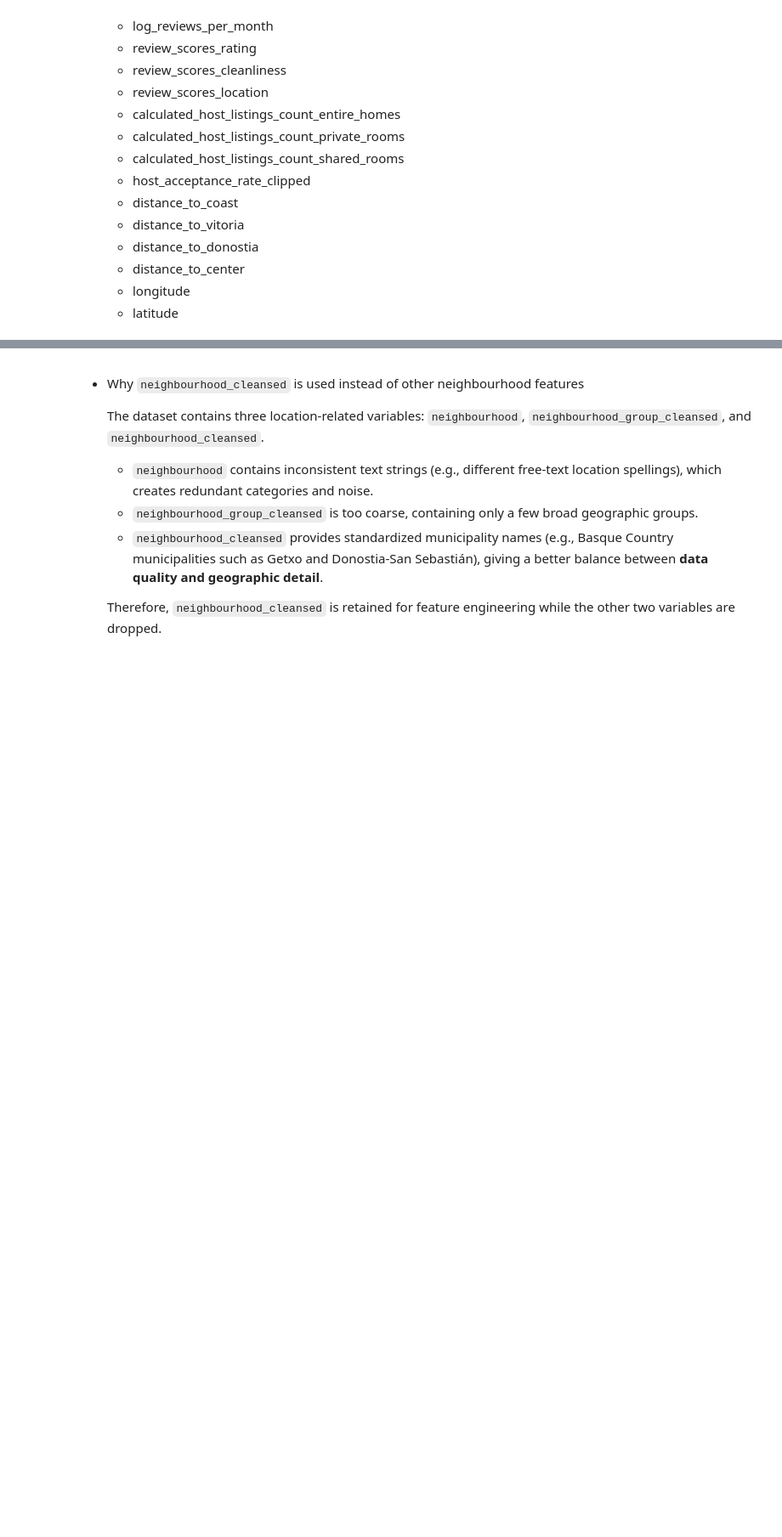
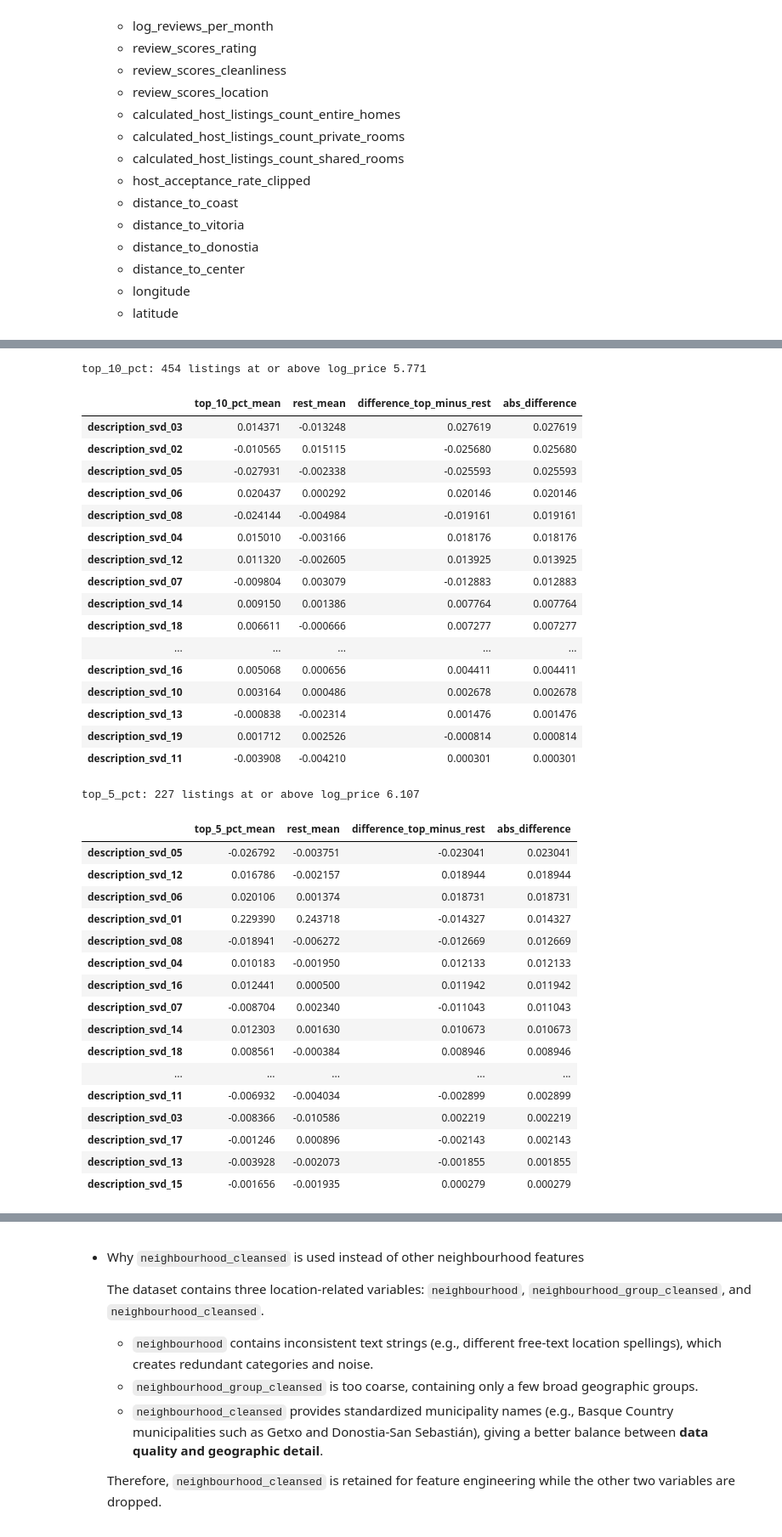
Before and after one commit to Batujan/Airbnb_Basque_Country_Price_Prediction, a Jupyter notebook: notebooks/01_data_exploration.ipynb, the cells around one changed output, grey strips where cells are left out. Shown at 85% size. Cells and saved outputs as stored; diff of their text form; code cells hidden in the pictures; blank space fills up the shorter version.

Commit message:
TF IDF + SVD for text data

```diff
--- a/notebooks/01_data_exploration.ipynb
+++ b/notebooks/01_data_exploration.ipynb
@@ -405,0 +701,73 @@ df_eda[["distance_to_coast", "longitude", "latitude"]].corrwith(df_eda["log_pric
+# %%
+def compare_expensive_text_components(data, svd_cols, quantile, label):
+    threshold = data["log_price"].quantile(quantile)
+    is_expensive = data["log_price"] >= threshold
+
+    comparison = pd.DataFrame({
+        f"{label}_mean": data.loc[is_expensive, svd_cols].mean(),
+        "rest_mean": data.loc[~is_expensive, svd_cols].mean(),
+    })
+
+    comparison["difference_top_minus_rest"] = (
+        comparison[f"{label}_mean"] - comparison["rest_mean"]
+    )
+    comparison["abs_difference"] = comparison["difference_top_minus_rest"].abs()
+
+    print(f"{label}: {is_expensive.sum()} listings at or above log_price {threshold:.3f}")
+
+    return comparison.sort_values("abs_difference", ascending=False)
+
+top_10_text_svd_comparison = compare_expensive_text_components(
+    text_svd_eda,
+    description_svd_cols,
+    quantile=0.90,
+    label="top_10_pct"
+)
+
+display(top_10_text_svd_comparison)
+
+top_5_text_svd_comparison = compare_expensive_text_components(
+    text_svd_eda,
+    description_svd_cols,
+    quantile=0.95,
+    label="top_5_pct"
+)
+
+display(top_5_text_svd_comparison)
+# %% [output]
+top_10_pct: 454 listings at or above log_price 5.771
+|  | top_10_pct_mean | rest_mean | difference_top_minus_rest | abs_difference |
+| description_svd_03 | 0.014371 | -0.013248 | 0.027619 | 0.027619 |
+| description_svd_02 | -0.010565 | 0.015115 | -0.025680 | 0.025680 |
+| description_svd_05 | -0.027931 | -0.002338 | -0.025593 | 0.025593 |
+| description_svd_06 | 0.020437 | 0.000292 | 0.020146 | 0.020146 |
+| description_svd_08 | -0.024144 | -0.004984 | -0.019161 | 0.019161 |
+| description_svd_04 | 0.015010 | -0.003166 | 0.018176 | 0.018176 |
+| description_svd_12 | 0.011320 | -0.002605 | 0.013925 | 0.013925 |
+| description_svd_07 | -0.009804 | 0.003079 | -0.012883 | 0.012883 |
+| description_svd_14 | 0.009150 | 0.001386 | 0.007764 | 0.007764 |
+| description_svd_18 | 0.006611 | -0.000666 | 0.007277 | 0.007277 |
+| ... | ... | ... | ... | ... |
+| description_svd_16 | 0.005068 | 0.000656 | 0.004411 | 0.004411 |
+| description_svd_10 | 0.003164 | 0.000486 | 0.002678 | 0.002678 |
+| description_svd_13 | -0.000838 | -0.002314 | 0.001476 | 0.001476 |
+| description_svd_19 | 0.001712 | 0.002526 | -0.000814 | 0.000814 |
+| description_svd_11 | -0.003908 | -0.004210 | 0.000301 | 0.000301 |
+top_5_pct: 227 listings at or above log_price 6.107
+|  | top_5_pct_mean | rest_mean | difference_top_minus_rest | abs_difference |
+| description_svd_05 | -0.026792 | -0.003751 | -0.023041 | 0.023041 |
+| description_svd_12 | 0.016786 | -0.002157 | 0.018944 | 0.018944 |
+| description_svd_06 | 0.020106 | 0.001374 | 0.018731 | 0.018731 |
+| description_svd_01 | 0.229390 | 0.243718 | -0.014327 | 0.014327 |
+| description_svd_08 | -0.018941 | -0.006272 | -0.012669 | 0.012669 |
+| description_svd_04 | 0.010183 | -0.001950 | 0.012133 | 0.012133 |
+| description_svd_16 | 0.012441 | 0.000500 | 0.011942 | 0.011942 |
+| description_svd_07 | -0.008704 | 0.002340 | -0.011043 | 0.011043 |
+| description_svd_14 | 0.012303 | 0.001630 | 0.010673 | 0.010673 |
+| description_svd_18 | 0.008561 | -0.000384 | 0.008946 | 0.008946 |
+| ... | ... | ... | ... | ... |
+| description_svd_11 | -0.006932 | -0.004034 | -0.002899 | 0.002899 |
+| description_svd_03 | -0.008366 | -0.010586 | 0.002219 | 0.002219 |
+| description_svd_17 | -0.001246 | 0.000896 | -0.002143 | 0.002143 |
+| description_svd_13 | -0.003928 | -0.002073 | -0.001855 | 0.001855 |
+| description_svd_15 | -0.001656 | -0.001935 | 0.000279 | 0.000279 |
```
Also changed, not shown: parts of 62 cells of this notebook, 1 other file.
